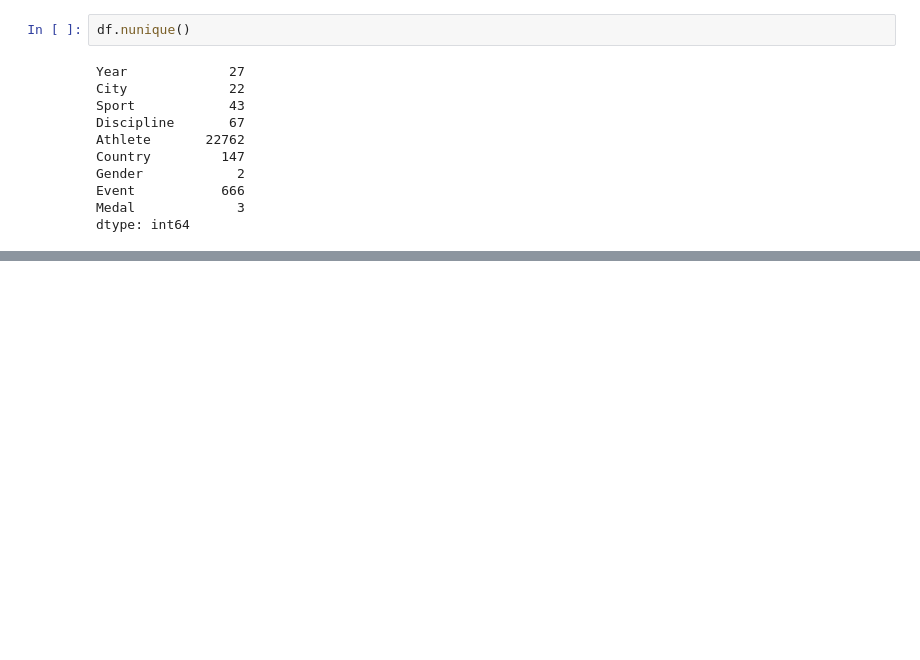
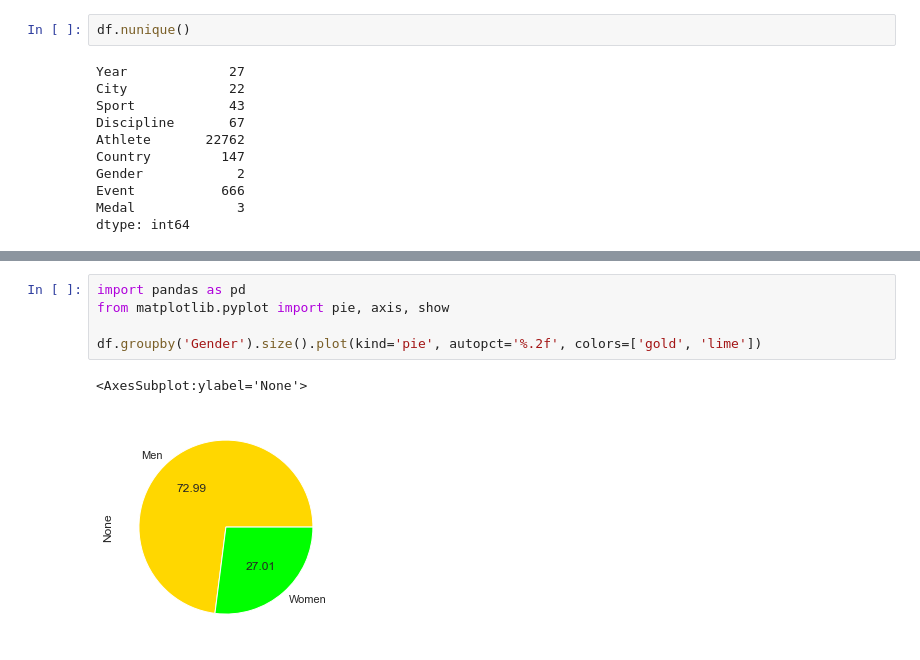
Before and after one commit to saurav29singh/Udacity_Project, a Jupyter notebook: Olympic_Dataset_Study.ipynb, the cells around one changed output, grey strips where cells are left out. Cells and saved outputs as stored; diff of their text form; blank space fills up the shorter version.

```diff
--- a/Olympic_Dataset_Study.ipynb
+++ b/Olympic_Dataset_Study.ipynb
@@ -110,0 +147,8 @@ dtype: int64
+# %%
+import pandas as pd
+from matplotlib.pyplot import pie, axis, show
+
+df.groupby('Gender').size().plot(kind='pie', autopct='%.2f', colors=['gold', 'lime'])
+# %% [output]
+<AxesSubplot:ylabel='None'>
+[figure, added]
```
Also changed, not shown: parts of 4 cells of this notebook.
